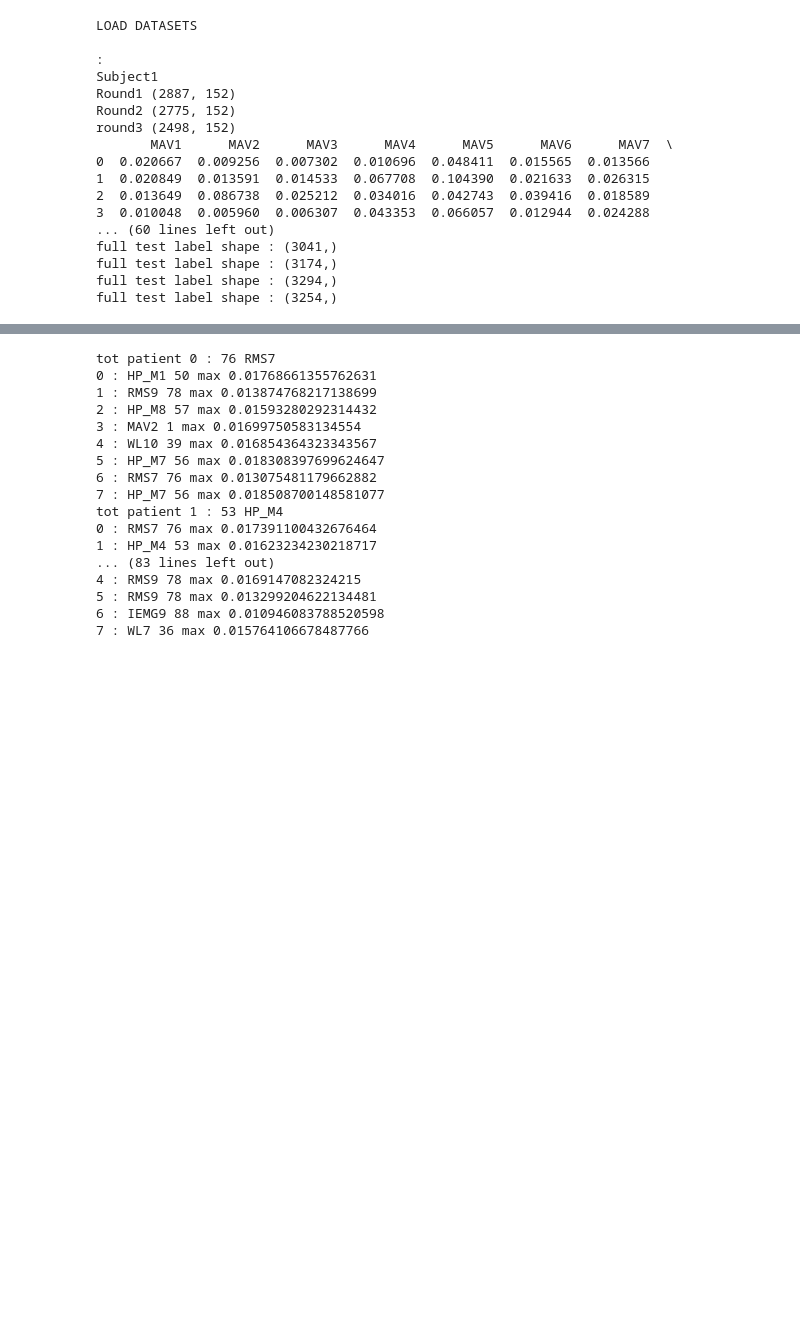
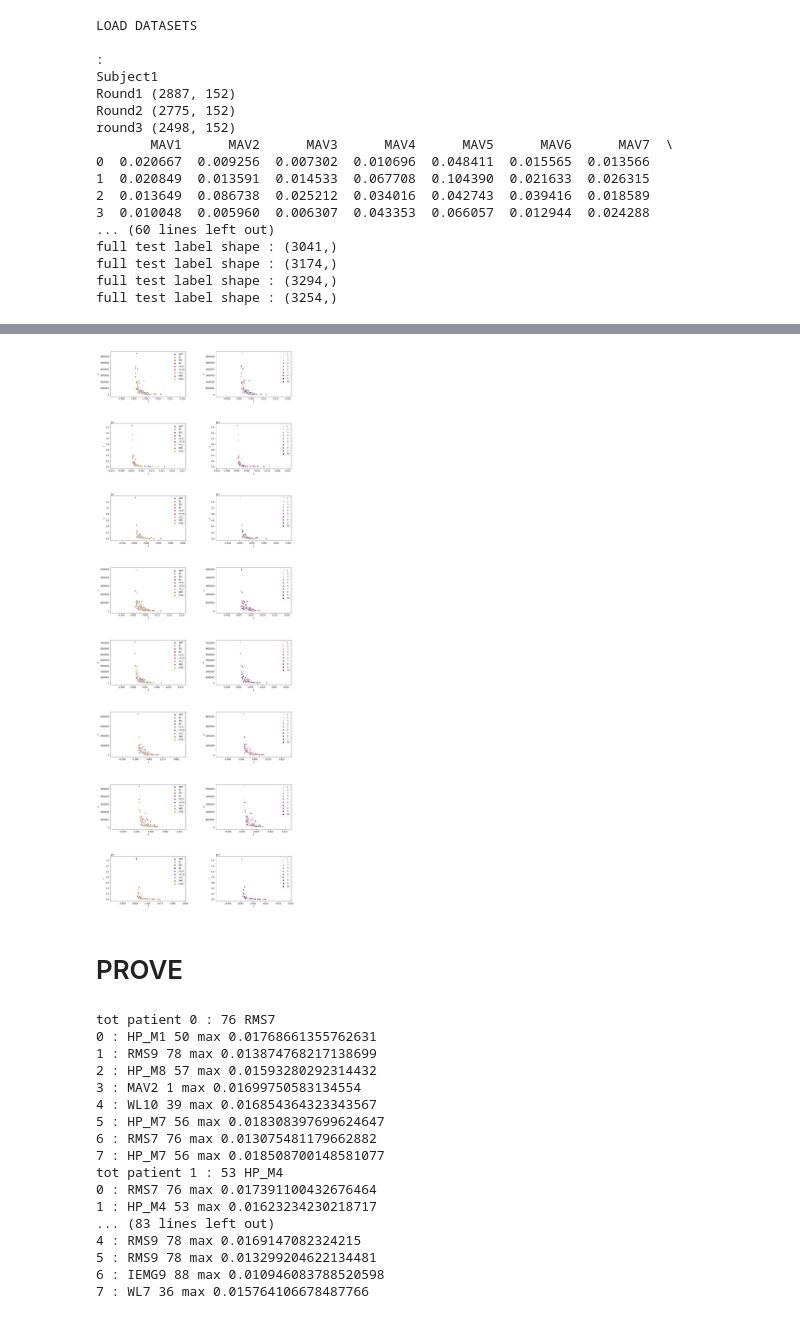
Before and after one commit to noemi-gozzi/Thesis-XAI, a Jupyter notebook: src/visualization/SHAP visualization.ipynb, the cells around one changed output, grey strips where cells are left out. Saved outputs shown, nothing was run; the diff lists cells and outputs as text; code cells hidden in the pictures; blank space fills up the shorter version.

```diff
--- a/src/visualization/SHAP visualization.ipynb
+++ b/src/visualization/SHAP visualization.ipynb
@@ -31,3 +106,15 @@ full test label shape : (3254,)
+# %%
+heigth=8;
+width=2;
+f, axes = plt.subplots(heigth, width,figsize=(16, 50))
+f.subplots_adjust(hspace=0.6, wspace=0.4)
+for i in range(8):
+    sns.scatterplot(x=mean_shap.iloc[i], y=(1/(var_shap.iloc[i])), hue=feature, legend="full", ax=axes[i,0])
+    sns.scatterplot(x=mean_shap.iloc[i], y=(1/(var_shap.iloc[i])), hue=channel, legend="full", ax=axes[i,1])
+# %% [output]
+[figure, added]
+# %% [markdown]
+# PROVE
 # %%
 num_pat=11
 shap_LDA=[]
```
Also changed, not shown: parts of 7 cells of this notebook.
